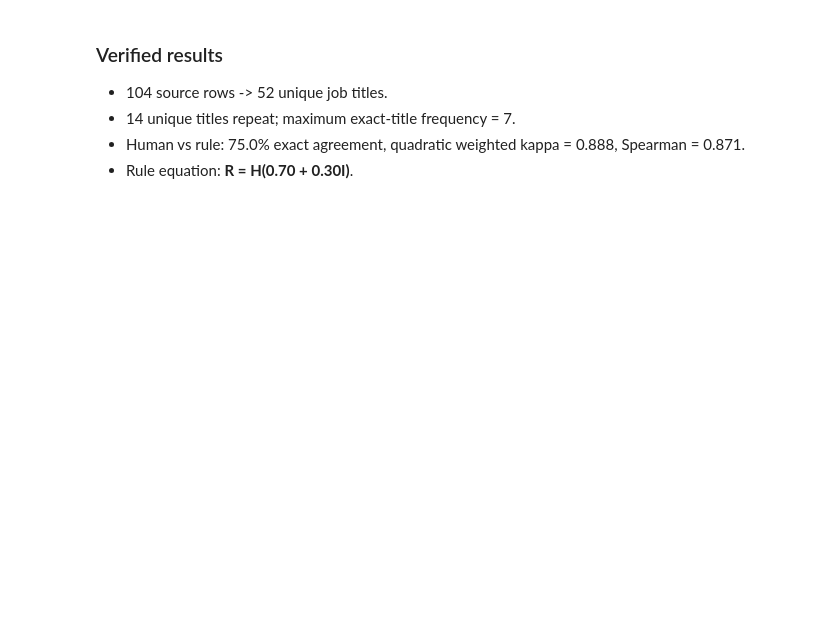
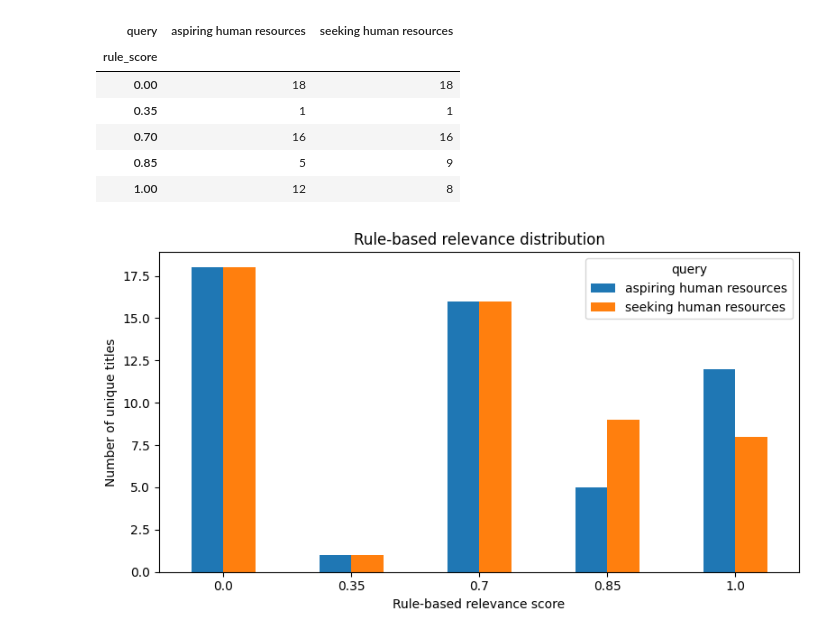
Before and after one commit to NiknaxTheGreek/nu3sSyGg2f4gFIMy, a Jupyter notebook: 01_data_rule_based_ranking.ipynb, the cells around one changed output. Drawn from its saved outputs; the diff is of its cells as text; code cells hidden in the pictures; blank space fills up the shorter version.

```diff
--- a/01_data_rule_based_ranking.ipynb
+++ b/01_data_rule_based_ranking.ipynb
@@ -33,7 +242,44 @@ print({'source_rows':len(source),'unique_titles':source['job_title'].nunique(),'
-# %% [markdown]
-### Verified results
-
-- 104 source rows -> 52 unique job titles.
-- 14 unique titles repeat; maximum exact-title frequency = 7.
-- Human vs rule: 75.0% exact agreement, quadratic weighted kappa = 0.888, Spearman = 0.871.
-- Rule equation: **R = H(0.70 + 0.30I)**.
+# %%
+rule_rows = []
+for _, row in labels.iterrows():
+    for query in QUERIES:
+        rule_rows.append({
+            "representative_id": int(row["representative_id"]),
+            "job_title": row["job_title"],
+            "query": query,
+            "H": occupational_relevance(row["job_title"]),
+            "I": intent_alignment(row["job_title"], query),
+            "rule_score": rule_score(row["job_title"], query),
+        })
+rule = pd.DataFrame(rule_rows)
+
+expected_distributions = {
+    "aspiring human resources": {0.00:18, 0.35:1, 0.70:16, 0.85:5, 1.00:12},
+    "seeking human resources": {0.00:18, 0.35:1, 0.70:16, 0.85:9, 1.00:8},
+}
+for query, expected in expected_distributions.items():
+    observed = rule.loc[rule["query"].eq(query), "rule_score"].round(2).value_counts().sort_index().to_dict()
+    assert observed == expected, (query, observed)
+
+pivot = (
+    rule.assign(rule_score=rule["rule_score"].round(2))
+        .groupby(["rule_score","query"]).size().unstack(fill_value=0)
+)
+display(pivot)
+
+ax = pivot.plot(kind="bar", figsize=(8,4.5))
+ax.set_title("Rule-based relevance distribution")
+ax.set_xlabel("Rule-based relevance score")
+ax.set_ylabel("Number of unique titles")
+plt.xticks(rotation=0)
+plt.tight_layout()
+plt.show()
+# %% [output]
+| query | aspiring human resources | seeking human resources |
+| rule_score |  |  |
+| 0.00 | 18 | 18 |
+| 0.35 | 1 | 1 |
+| 0.70 | 16 | 16 |
+| 0.85 | 5 | 9 |
+| 1.00 | 12 | 8 |
+[figure, added]
```
Also changed, not shown: parts of 10 cells of this notebook, 9 other files.
